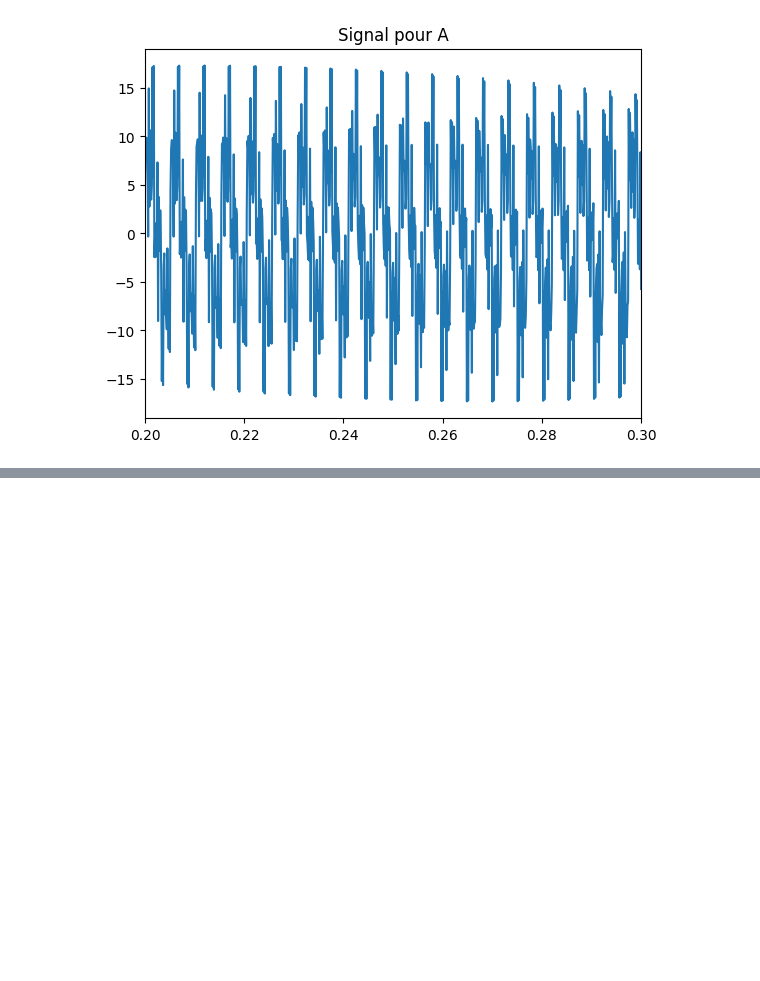
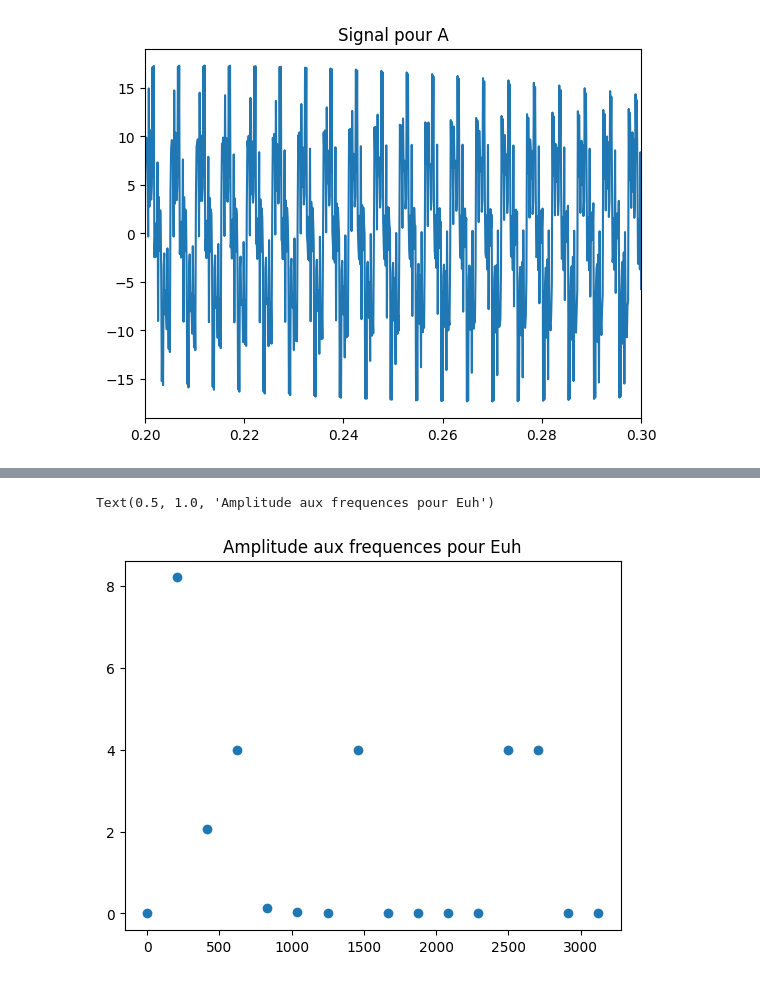
Before and after one commit to romainlavaldev/Univ, a Jupyter notebook: M1/Methodes IA/MT/voyelles.ipynb, the cells around one changed output, grey strips where cells are left out. Drawn from its saved outputs; the diff is of its cells as text; code cells hidden in the pictures; blank space fills up the shorter version.

```diff
--- a/M1/Methodes IA/MT/voyelles.ipynb
+++ b/M1/Methodes IA/MT/voyelles.ipynb
@@ -205,0 +254,12 @@ Audio(sig, rate=fs)
+# %%
+#Generation d'un Euh
+formants = [560, 1440, 2440]
+
+picsMod = modifierPicsFormants(formants, pics, f0)
+
+axes = plt.subplot()
+axes.scatter(np.linspace(0, picsMod.shape[0], picsMod.shape[0]) * f0, picsMod)
+axes.set_title("Amplitude aux frequences pour Euh")
+# %% [output]
+Text(0.5, 1.0, 'Amplitude aux frequences pour Euh')
+[figure, added]
```
Also changed, not shown: parts of 13 cells of this notebook.
